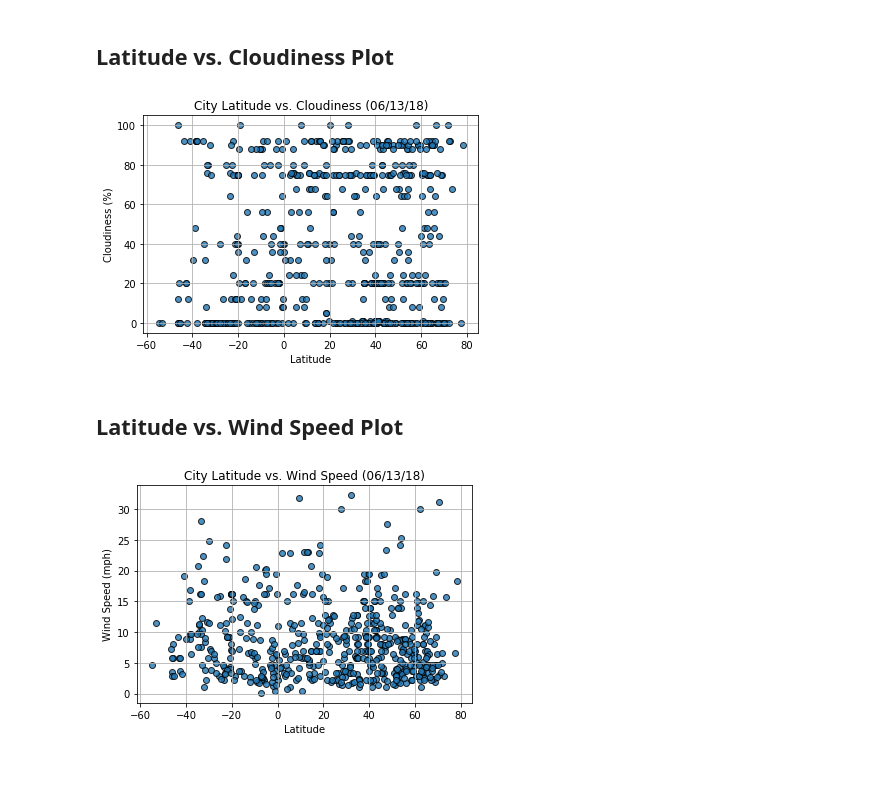
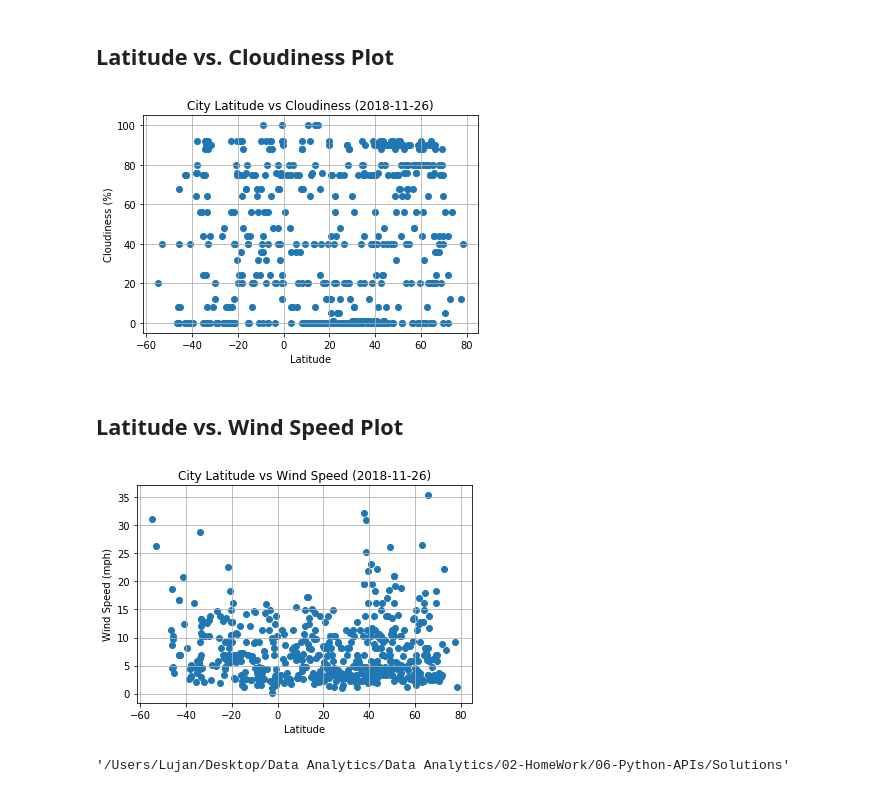
Before and after one commit to codingljn/WeatherPy, a Jupyter notebook: WeatherPy.ipynb, the cells around one changed output. Drawn from its saved outputs; the diff is of its cells as text; code cells hidden in the pictures.

```diff
--- a/WeatherPy.ipynb
+++ b/WeatherPy.ipynb
@@ -179,0 +71,27 @@ city_data_pd.head()
+# %%
+#API request for each city and populating dataframe in the same loop
+i = 0
+for city in cities:
+    response_req = requests.get(url+city)
+    response = response_req.json()
+
+    if (response["cod"] == 200):
+        i = i+1
+        print(f"Processing Record {i} | {city}")
+        print(response_req.url)
+
+        weather_df.loc[i,"City"] = city
+        weather_df.loc[i,"Country"] = response["sys"]["country"]
+        weather_df.loc[i,"Cloudiness"] = response["clouds"]["all"]
+        weather_df.loc[i,"Date"] = now.strftime("%Y-%m-%d")
+        weather_df.loc[i,"Humidity"] = response["main"]["humidity"]
+        weather_df.loc[i,"Lat"] = response["coord"]["lat"]
+        weather_df.loc[i,"Lng"] = response["coord"]["lon"]
+        weather_df.loc[i,"Max_temp"] = response["main"]["temp_max"]
+        weather_df.loc[i,"Wind_speed"] = response["wind"]["speed"]
+    else:
+        print("City not found. Skipping")
+
+print("-----------------------------")
+print("Data Retrieval Complete")
+print("-----------------------------")
@@ -225,43 +163,39 @@ plt.show()
 ## Latitude vs. Cloudiness Plot
 # %%
 # Build the scatter plots for each city types
-plt.scatter(lats,
-            cloudiness,
-            edgecolor="black", linewidths=1, marker="o",
-            alpha=0.8, label="Cities")
-
-# Incorporate the other graph properties
-plt.title("City Latitude vs. Cloudiness (%s)" % time.strftime("%x"))
+plt.figure()
+plt.scatter(weather_df["Lat"],weather_df["Cloudiness"])
+plt.grid()
+plt.xlabel("Latitude")
 plt.ylabel("Cloudiness (%)")
-plt.xlabel("Latitude")
-plt.grid(True)
+plt.title(f"City Latitude vs Cloudiness ({weather_df.iloc[0]['Date']})")
 
 # Save the figure
-plt.savefig("output_data/Fig3.png")
+plt.savefig("Lat&Cloud.png")
 
 # Show plot
 plt.show()
 # %% [output]
-[figure, old version]
+[figure, new version]
 # %% [markdown]
 ## Latitude vs. Wind Speed Plot
 # %%
 # Build the scatter plots for each city types
-plt.scatter(lats,
-            wind_speed,
-            edgecolor="black", linewidths=1, marker="o",
-            alpha=0.8, label="Cities")
-
-# Incorporate the other graph properties
-plt.title("City Latitude vs. Wind Speed (%s)" % time.strftime("%x"))
+plt.figure()
+plt.scatter(weather_df["Lat"],weather_df["Wind_speed"])
+plt.grid()
+plt.xlabel("Latitude")
 plt.ylabel("Wind Speed (mph)")
-plt.xlabel("Latitude")
-plt.grid(True)
+plt.title(f"City Latitude vs Wind Speed ({weather_df.iloc[0]['Date']})")
 
 # Save the figure
-plt.savefig("output_data/Fig4.png")
+plt.savefig("Lat&Wind.png")
 
 # Show plot
 plt.show()
 # %% [output]
-[figure, old version]
+[figure, new version]
+# %%
+pwd
+# %% [output]
+'/Users/Lujan/Desktop/Data Analytics/Data Analytics/02-HomeWork/06-Python-APIs/Solutions'
```
Also changed, not shown: parts of 10 cells of this notebook.
